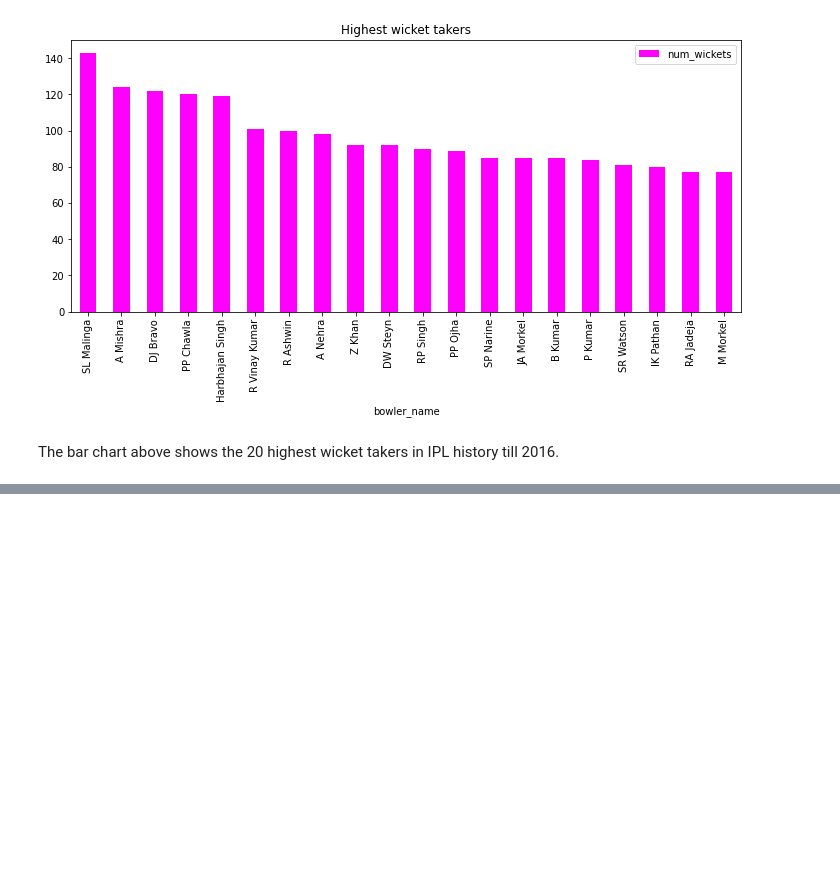
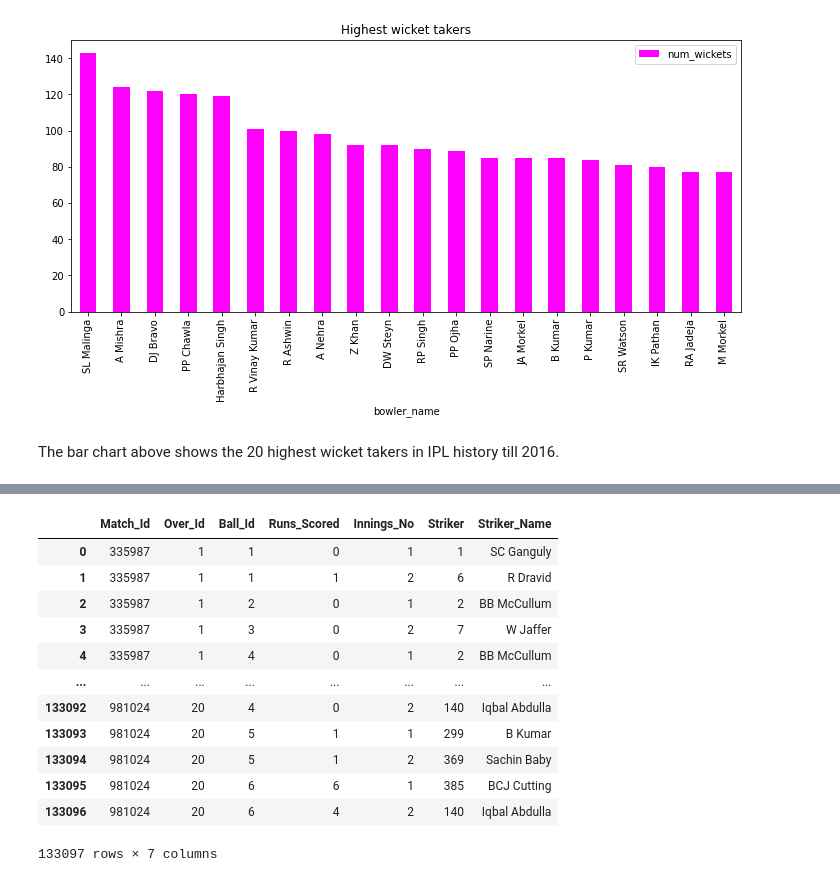
Before and after one commit to crypticrk/IPL-Data-Analysis, a Jupyter notebook: IPL Data Analysis.ipynb, the cells around one changed output, grey strips where cells are left out. Saved outputs shown, nothing was run; the diff lists cells and outputs as text; code cells hidden in the pictures; blank space fills up the shorter version.

```diff
--- a/IPL Data Analysis.ipynb
+++ b/IPL Data Analysis.ipynb
@@ -918,0 +937,26 @@ The bar chart above shows the 20 highest wicket takers in IPL history till 2016.
+# %%
+pd.read_sql("""SELECT Batsman_Scored.Match_Id, Batsman_Scored.Over_Id, Batsman_Scored.Ball_Id, Batsman_Scored.Runs_Scored,
+               Batsman_Scored.Innings_No, Striker, Player_Name AS Striker_Name
+               FROM Batsman_Scored
+               INNER JOIN Ball_by_Ball
+               ON Batsman_Scored.Match_Id = Ball_by_Ball.Match_Id
+               AND Batsman_Scored.Over_Id = Ball_by_Ball.Over_Id
+               AND Batsman_Scored.Ball_Id = Ball_by_Ball.Ball_Id
+               AND Batsman_Scored.Innings_No = Ball_by_Ball.Innings_No
+
+               INNER JOIN Player
+               ON Ball_by_Ball.Striker = Player.Player_Id;""", conn)
+# %% [output]
+|  | Match_Id | Over_Id | Ball_Id | Runs_Scored | Innings_No | Striker | Striker_Name |
+| 0 | 335987 | 1 | 1 | 0 | 1 | 1 | SC Ganguly |
+| 1 | 335987 | 1 | 1 | 1 | 2 | 6 | R Dravid |
+| 2 | 335987 | 1 | 2 | 0 | 1 | 2 | BB McCullum |
+| 3 | 335987 | 1 | 3 | 0 | 2 | 7 | W Jaffer |
+| 4 | 335987 | 1 | 4 | 0 | 1 | 2 | BB McCullum |
+| ... | ... | ... | ... | ... | ... | ... | ... |
+| 133092 | 981024 | 20 | 4 | 0 | 2 | 140 | Iqbal Abdulla |
+| 133093 | 981024 | 20 | 5 | 1 | 1 | 299 | B Kumar |
+| 133094 | 981024 | 20 | 5 | 1 | 2 | 369 | Sachin Baby |
+| 133095 | 981024 | 20 | 6 | 6 | 1 | 385 | BCJ Cutting |
+| 133096 | 981024 | 20 | 6 | 4 | 2 | 140 | Iqbal Abdulla |
+133097 rows × 7 columns
```
Also changed, not shown: parts of 2 cells of this notebook.
